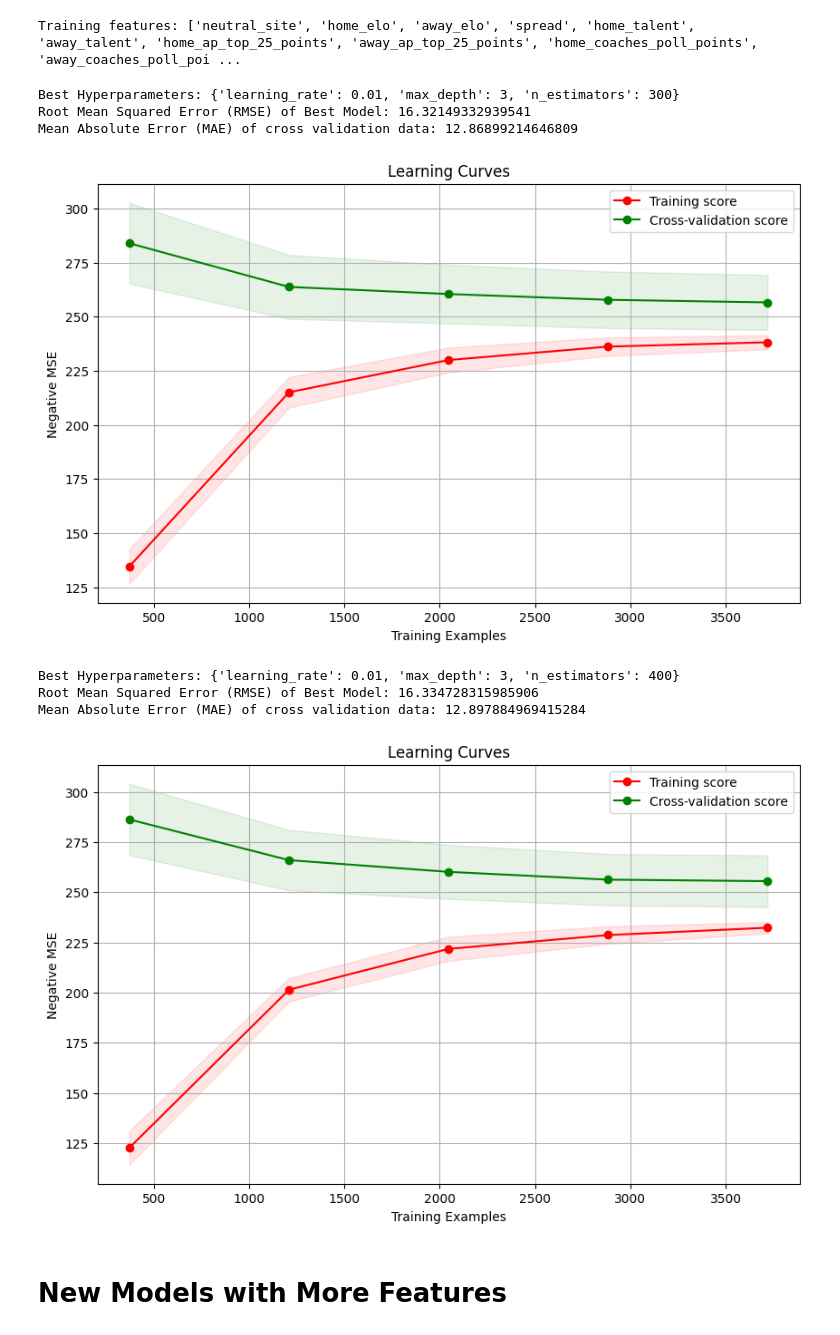
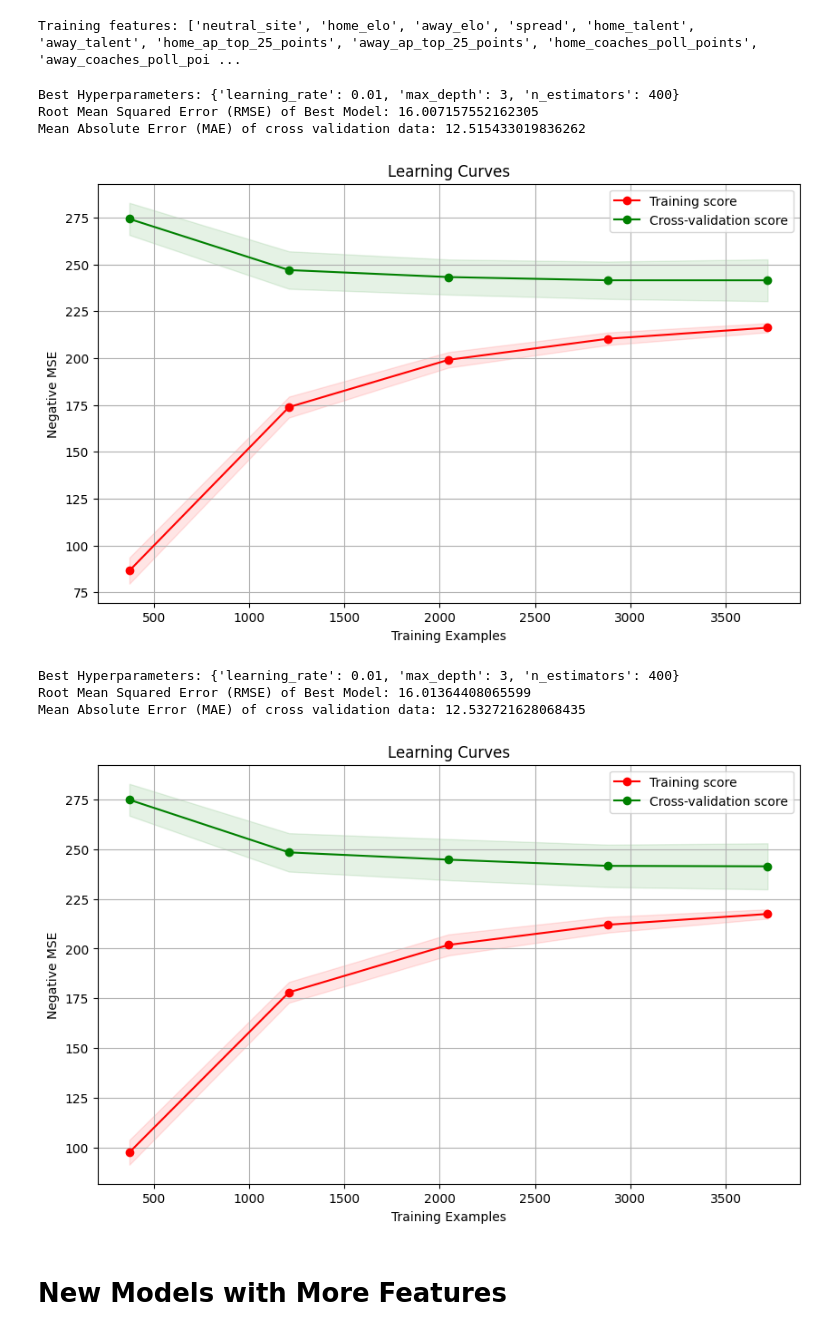
Before and after one commit to ty-hal/CFB-Point-Spread-Model, a Jupyter notebook: CFB_Model.ipynb, the cells around one changed output. Saved outputs shown, nothing was run; the diff lists cells and outputs as text; code cells hidden in the pictures.

Commit message:
Added home/away performance feature

```diff
--- a/CFB_Model.ipynb
+++ b/CFB_Model.ipynb
@@ -523,6 +523,36 @@ def plot_learning_curve(estimator, X, y, cv=kf, train_sizes=np.linspace(.1, 1.0,
 
     plt.legend(loc="best")
     plt.show()
+# %%
+# Home vs Away field performance
+data['home_performance_at_home'] = 0.0
+data['away_performance_at_away'] = 0.0
+
+# Iterate over each row
+for index, row in data.iterrows():
+    home_team = row['home_team']
+    away_team = row['away_team']
+    year = row['year']
+
+    # Filter data for the past 5 years for the home team
+    home_team_data = data[(data['home_team'] == home_team) & (data['year'] >= year - 5) & (data['year'] <= year)]
+
+    # Filter data for the past 5 years for the away team
+    away_team_data = data[(data['away_team'] == away_team) & (data['year'] >= year - 5) & (data['year'] <= year)]
+
+    if ((home_team_data['home_conference_encoded'] == home_team_data['away_conference_encoded']) & (home_team_data['neutral_site'] == False)).sum() > 0:
+        # Calculate home performance at home
+        home_performance_at_home = (((home_team_data['spread'] > home_team_data['margin']) & (home_team_data['home_conference_encoded'] == home_team_data['away_conference_encoded']) & (home_team_data['neutral_site'] == False)).sum() +
+                                    ((home_team_data['margin'] < 0) & (home_team_data['home_conference_encoded'] == home_team_data['away_conference_encoded'])).sum()) / (2 * ((home_team_data['home_conference_encoded'] == home_team_data['away_conference_encoded']) & (home_team_data['neutral_site'] == False)).sum())
+        data.at[index, 'home_performance_at_home'] = home_performance_at_home
+
+    if ((away_team_data['home_conference_encoded'] == away_team_data['away_conference_encoded']) & (away_team_data['neutral_site'] == False)).sum() > 0:
+        # Calculate away performance away
+        away_performance_at_away =  (((away_team_data['spread'] < away_team_data['margin']) & (away_team_data['home_conference_encoded'] == away_team_data['away_conference_encoded']) & (away_team_data['neutral_site'] == False)).sum() +
+                                    ((away_team_data['margin'] > 0) & (away_team_data['home_conference_encoded'] == away_team_data['away_conference_encoded'])).sum()) / (2 * ((away_team_data['home_conference_encoded'] == away_team_data['away_conference_encoded'])& (away_team_data['neutral_site'] == False)).sum())
+        data.at[index, 'away_performance_at_away'] = away_performance_at_away
+
+data['home_vs_away_performance'] = data['home_performance_at_home'] - data['away_performance_at_away']
 # %%
 data['home_cumulative_yards_per_completion'] =  pd.concat([data['home_cumulative_net_passing_yards'] / data['home_cumulative_pass_completions']], axis = 1)
 data['away_cumulative_yards_per_completion'] =  pd.concat([data['away_cumulative_net_passing_yards'] / data['away_cumulative_pass_completions']], axis = 1)
@@ -564,28 +594,29 @@ X_train, X_cv, y_train, y_cv = train_test_split(X, y, test_size=0.2, random_stat
 # %%
 # Original model
 original_columns = ['neutral_site', 'home_elo', 'away_elo', 'spread', 'home_talent', 'away_talent', 'home_coaches_poll_points', 'away_coaches_poll_points', 'home_ap_top_25_points', 'away_ap_top_25_points',
                'home_cumulative_penalties', 'away_cumulative_penalties', 'home_cumulative_possession_time', 'away_cumulative_possession_time', 'home_cumulative_turnovers', 'away_cumulative_turnovers',
                'home_cumulative_sacks', 'away_cumulative_sacks', 'home_cumulative_tackles_for_loss', 'away_cumulative_tackles_for_loss', 'home_cumulative_first_downs', 'away_cumulative_first_downs',
                'home_cumulative_passing_TDs', 'away_cumulative_passing_TDs', 'home_cumulative_rushing_TDs', 'away_cumulative_rushing_TDs', 'home_cumulative_offense_ppa', 'home_cumulative_defense_ppa',
                'away_cumulative_offense_ppa', 'away_cumulative_defense_ppa', 'home_cumulative_offense_success_rate', 'home_cumulative_defense_success_rate', 'away_cumulative_offense_success_rate',
                'away_cumulative_defense_success_rate', 'home_cumulative_offense_explosiveness', 'home_cumulative_defense_explosiveness', 'away_cumulative_offense_explosiveness',
                'away_cumulative_defense_explosiveness', 'home_cumulative_offense_points_per_opportunity', 'home_cumulative_defense_points_per_opportunity', 'away_cumulative_offense_points_per_opportunity',
                'away_cumulative_defense_points_per_opportunity', 'home_cumulative_offense_havoc', 'home_cumulative_defense_havoc', 'away_cumulative_offense_havoc', 'away_cumulative_defense_havoc',
                'home_conference_encoded', 'away_conference_encoded', 'home_cumulative_yards_per_completion', 'away_cumulative_yards_per_completion', 'home_cumulative_yards_per_attempt',
                'away_cumulative_yards_per_attempt', 'home_cumulative_yards_per_carry', 'away_cumulative_yards_per_carry', 'home_returning_production_percent_passing_ppa', 'away_returning_production_percent_passing_ppa',
-               'home_returning_production_percent_receiving_ppa', 'away_returning_production_percent_receiving_ppa', 'home_returning_production_percent_rushing_ppa', 'away_returning_production_percent_rushing_ppa']
+               'home_returning_production_percent_receiving_ppa', 'away_returning_production_percent_receiving_ppa', 'home_returning_production_percent_rushing_ppa', 'away_returning_production_percent_rushing_ppa',
+                   'home_performance_at_home', 'away_performance_at_away', 'home_vs_away_performance']
 
 original_X = X[original_columns]
 original_X_train = X_train[original_columns]
 original_X_cv = X_cv[original_columns]
 
 original_model = train_model(original_X_train, y_train, original_X_cv, y_cv)
 plot_learning_curve(original_model, original_X, y)
 # %% [output]
-Best Hyperparameters: {'learning_rate': 0.01, 'max_depth': 3, 'n_estimators': 300}
-Root Mean Squared Error (RMSE) of Best Model: 16.32149332939541
-Mean Absolute Error (MAE) of cross validation data: 12.86899214646809
+Best Hyperparameters: {'learning_rate': 0.01, 'max_depth': 3, 'n_estimators': 400}
+Root Mean Squared Error (RMSE) of Best Model: 16.007157552162305
+Mean Absolute Error (MAE) of cross validation data: 12.515433019836262
-[figure, old version]
+[figure, new version]
 # %%
 # Train the model with the difference of home and away features for each stat for the original features
 original_features_to_diff = ['talent', 'elo', 'coaches_poll_points', 'ap_top_25_points', 'cumulative_penalties',
@@ -599,7 +630,8 @@ original_features_to_diff = ['talent', 'elo', 'coaches_poll_points', 'ap_top_25_
                     'returning_production_percent_passing_ppa', 'returning_production_percent_passing_ppa', 'returning_production_percent_receiving_ppa', 'returning_production_percent_receiving_ppa',
                     'returning_production_percent_rushing_ppa', 'returning_production_percent_rushing_ppa']
 
-original_additional_columns = ['neutral_site', 'spread', 'home_conference_encoded', 'away_conference_encoded']
+original_additional_columns = ['neutral_site', 'spread', 'home_conference_encoded', 'away_conference_encoded',
+                               'home_performance_at_home', 'away_performance_at_away', 'home_vs_away_performance']
 
 original_diff_X = X[original_additional_columns].copy()
 original_diff_X_train = X_train[original_additional_columns].copy()
@@ -617,9 +649,9 @@ original_diff_model = train_model(original_diff_X_train, y_train, original_diff_
 plot_learning_curve(original_diff_model, original_diff_X, y)
 # %% [output]
 Best Hyperparameters: {'learning_rate': 0.01, 'max_depth': 3, 'n_estimators': 400}
-Root Mean Squared Error (RMSE) of Best Model: 16.334728315985906
-Mean Absolute Error (MAE) of cross validation data: 12.897884969415284
+Root Mean Squared Error (RMSE) of Best Model: 16.01364408065599
+Mean Absolute Error (MAE) of cross validation data: 12.532721628068435
-[figure, old version]
+[figure, new version]
 # %% [markdown]
 # New Models with More Features
 # %%
```
Also changed, not shown: parts of 6 cells of this notebook.
